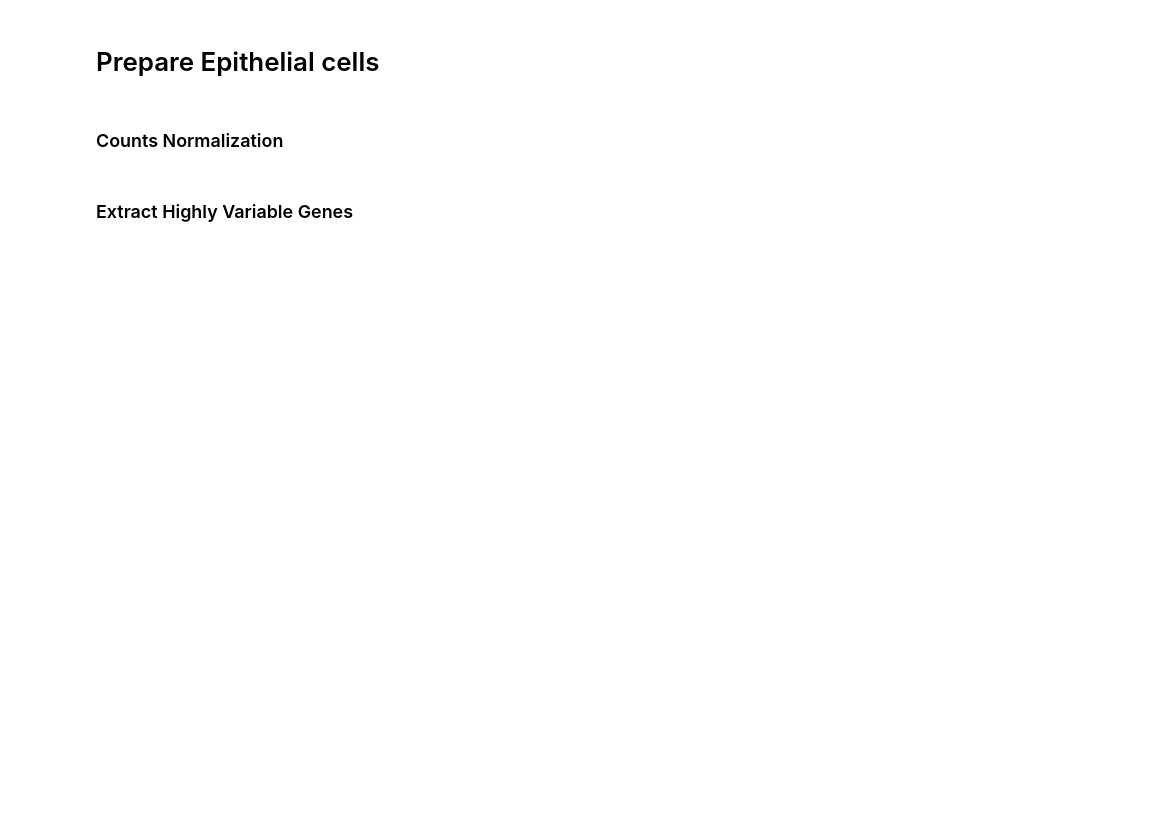
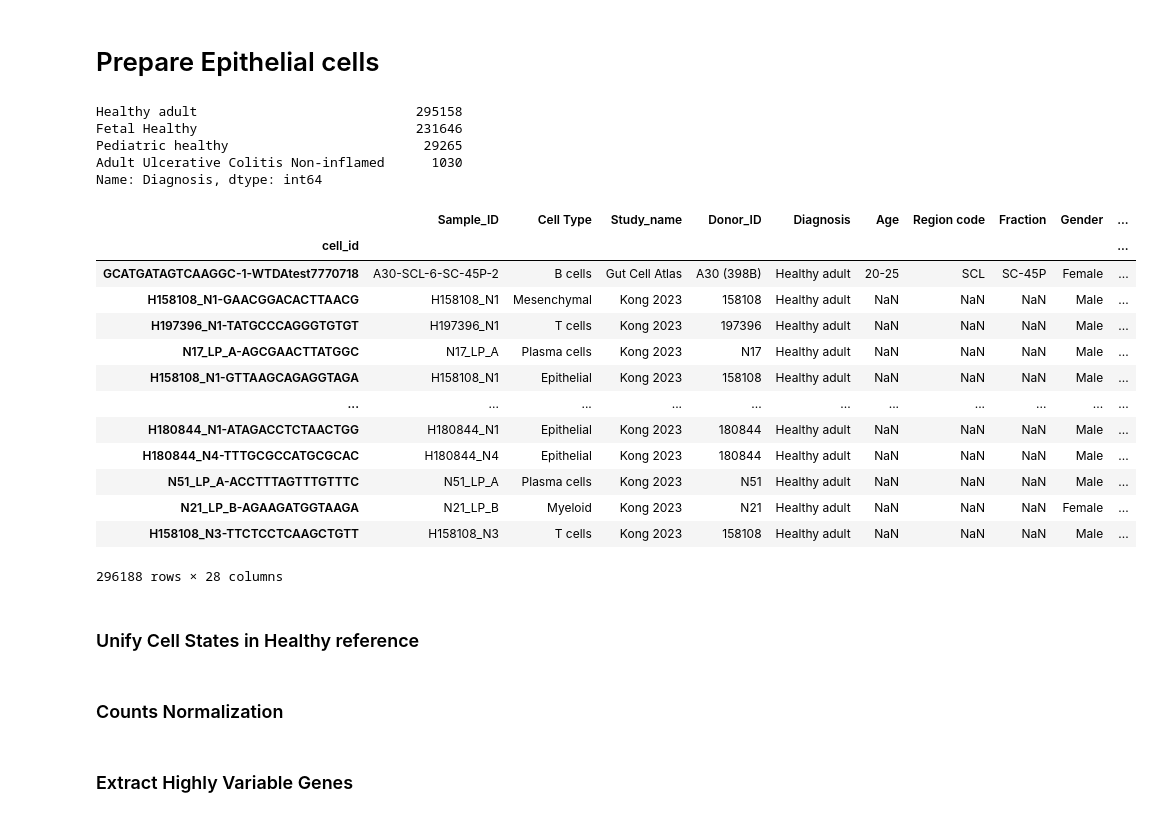
Before and after one commit to Talavera-Lopez-Lab/GCA_social_network, a Jupyter notebook: 5_cancer_data_integration/5.1_anndata_files_preparation/Anndata_objects_preparing.ipynb, the cells around one changed output. Cells and saved outputs as stored; diff of their text form; code cells hidden in the pictures; blank space fills up the shorter version.

```diff
--- a/5_cancer_data_integration/5.1_anndata_files_preparation/Anndata_objects_preparing.ipynb
+++ b/5_cancer_data_integration/5.1_anndata_files_preparation/Anndata_objects_preparing.ipynb
@@ -224,3 +215,39 @@ Cancer_adata.write_h5ad('/Users/anna.maguza/Desktop/Data/Processed_datasets/Canc
 healthy_all_counts.write_h5ad('/Users/anna.maguza/Desktop/Data/Processed_datasets/Cancer_dataset_integration/input_files/all_cells/Healthy_integrated_data_all_genes.h5ad')
 # %% [markdown]
 # Prepare Epithelial cells
+# %%
+input = '/Users/anna.maguza/Desktop/Data/Processed_datasets/Cancer_dataset_integration/input_files/all_cells/Healthy_integrated_data_all_genes.h5ad'
+healthy_all_counts = sc.read_h5ad(input)
+input = '/Users/anna.maguza/Desktop/Data/Processed_datasets/Cancer_dataset_integration/input_files/all_cells/Colon_cancer_atlas_anndata.h5ad'
+Cancer_adata = sc.read_h5ad(input)
+# %%
+healthy_all_counts.obs['Diagnosis'].value_counts()
+# %% [output]
+Healthy adult                            295158
+Fetal Healthy                            231646
+Pediatric healthy                         29265
+Adult Ulcerative Colitis Non-inflamed      1030
+Name: Diagnosis, dtype: int64
+# %%
+# Filter out fetal and pediatric samples
+healthy_all_counts = healthy_all_counts[healthy_all_counts.obs['Diagnosis'] != 'Fetal Healthy', :]
+healthy_all_counts = healthy_all_counts[healthy_all_counts.obs['Diagnosis'] != 'Pediatric healthy', :]
+# %%
+healthy_all_counts.obs
+# %% [output]
+|  | Sample_ID | Cell Type | Study_name | Donor_ID | Diagnosis | Age | Region code | Fraction | Gender | ... |
+| cell_id |  |  |  |  |  |  |  |  |  | ... |
+| GCATGATAGTCAAGGC-1-WTDAtest7770718 | A30-SCL-6-SC-45P-2 | B cells | Gut Cell Atlas | A30 (398B) | Healthy adult | 20-25 | SCL | SC-45P | Female | ... |
+| H158108_N1-GAACGGACACTTAACG | H158108_N1 | Mesenchymal | Kong 2023 | 158108 | Healthy adult | NaN | NaN | NaN | Male | ... |
+| H197396_N1-TATGCCCAGGGTGTGT | H197396_N1 | T cells | Kong 2023 | 197396 | Healthy adult | NaN | NaN | NaN | Male | ... |
+| N17_LP_A-AGCGAACTTATGGC | N17_LP_A | Plasma cells | Kong 2023 | N17 | Healthy adult | NaN | NaN | NaN | Male | ... |
+| H158108_N1-GTTAAGCAGAGGTAGA | H158108_N1 | Epithelial | Kong 2023 | 158108 | Healthy adult | NaN | NaN | NaN | Male | ... |
+| ... | ... | ... | ... | ... | ... | ... | ... | ... | ... | ... |
+| H180844_N1-ATAGACCTCTAACTGG | H180844_N1 | Epithelial | Kong 2023 | 180844 | Healthy adult | NaN | NaN | NaN | Male | ... |
+| H180844_N4-TTTGCGCCATGCGCAC | H180844_N4 | Epithelial | Kong 2023 | 180844 | Healthy adult | NaN | NaN | NaN | Male | ... |
+| N51_LP_A-ACCTTTAGTTTGTTTC | N51_LP_A | Plasma cells | Kong 2023 | N51 | Healthy adult | NaN | NaN | NaN | Male | ... |
+| N21_LP_B-AGAAGATGGTAAGA | N21_LP_B | Myeloid | Kong 2023 | N21 | Healthy adult | NaN | NaN | NaN | Female | ... |
+| H158108_N3-TTCTCCTCAAGCTGTT | H158108_N3 | T cells | Kong 2023 | 158108 | Healthy adult | NaN | NaN | NaN | Male | ... |
+296188 rows × 28 columns
+# %% [markdown]
+### Unify Cell States in Healthy reference
```
Also changed, not shown: parts of 20 cells of this notebook, 10 other files.
